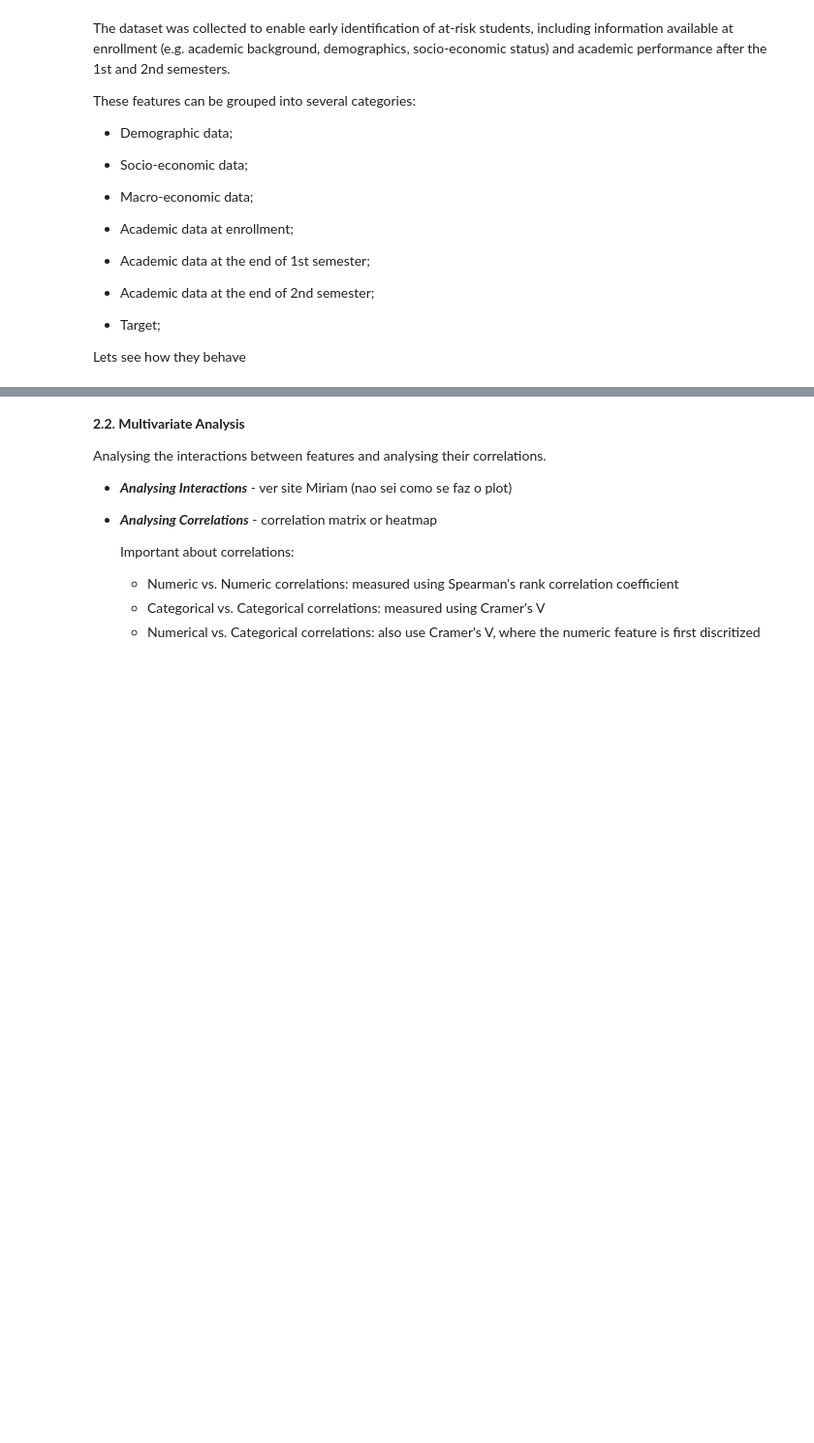
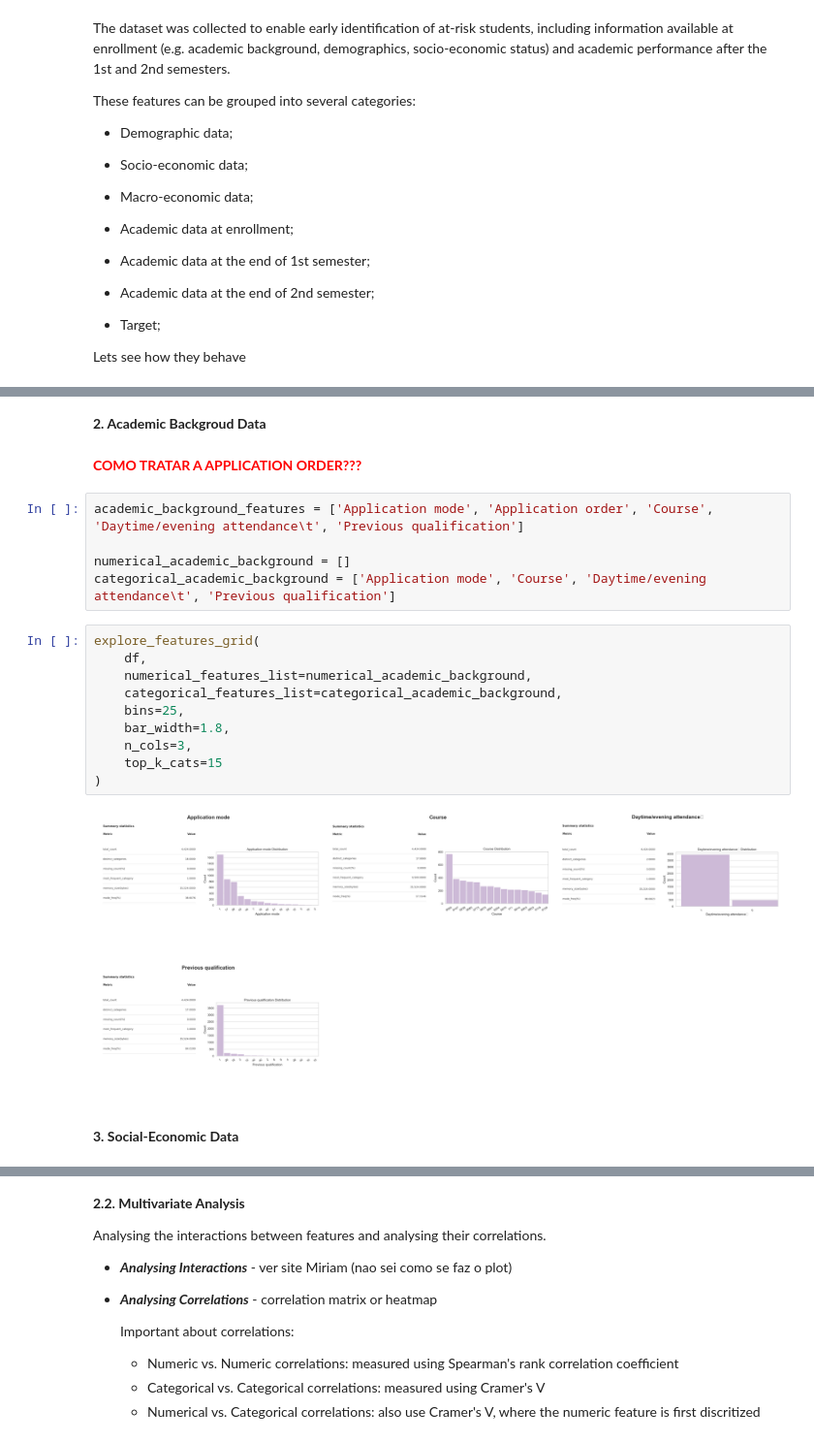
Before and after one commit to gjoliveira/XAI_ling-TAAC, a Jupyter notebook: notebook_sara.ipynb, the cells around one changed output, grey strips where cells are left out. Shown at 97% size. Drawn from its saved outputs; the diff is of its cells as text; blank space fills up the shorter version.

```diff
--- a/notebook_sara.ipynb
+++ b/notebook_sara.ipynb
@@ -83,0 +111,23 @@ Lets see how they behave
+# %% [markdown]
+**2. Academic Backgroud Data**
+# %% [markdown]
+<span style="color:red">**COMO TRATAR A APPLICATION ORDER???**</span>
+# %%
+academic_background_features = ['Application mode', 'Application order', 'Course', 'Daytime/evening attendance\t', 'Previous qualification']
+
+numerical_academic_background = []
+categorical_academic_background = ['Application mode', 'Course', 'Daytime/evening attendance\t', 'Previous qualification']
+# %%
+explore_features_grid(
+    df,
+    numerical_features_list=numerical_academic_background,
+    categorical_features_list=categorical_academic_background,
+    bins=25,
+    bar_width=1.8,
+    n_cols=3,
+    top_k_cats=15
+)
+# %% [output]
+[figure, added]
+# %% [markdown]
+**3. Social-Economic Data**
```
Also changed, not shown: parts of 21 cells of this notebook, 1 other file.
